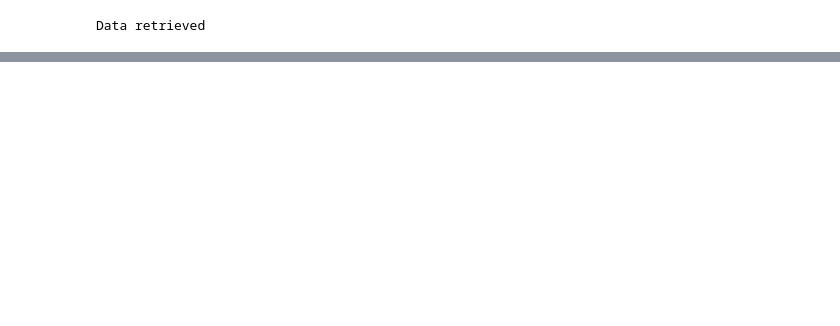
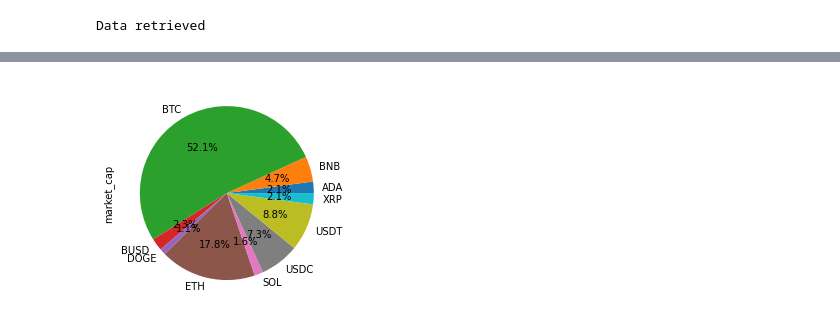
Before and after one commit to Lukas-Forst/100-Days-of-Code, a Jupyter notebook: Day41/using coin_market_cap.ipynb, the cells around one changed output, grey strips where cells are left out. Drawn from its saved outputs; the diff is of its cells as text; code cells hidden in the pictures; blank space fills up the shorter version.

```diff
--- a/Day41/using coin_market_cap.ipynb
+++ b/Day41/using coin_market_cap.ipynb
@@ -118,0 +110,5 @@ sns.barplot(x="symbol", y="price", palette="rocket", data=df)
+# %%
+data = df.groupby("symbol")["market_cap"].sum()
+data.plot.pie(autopct="%.1f%%");
+# %% [output]
+[figure, added]
```
Also changed, not shown: parts of 9 cells of this notebook.
